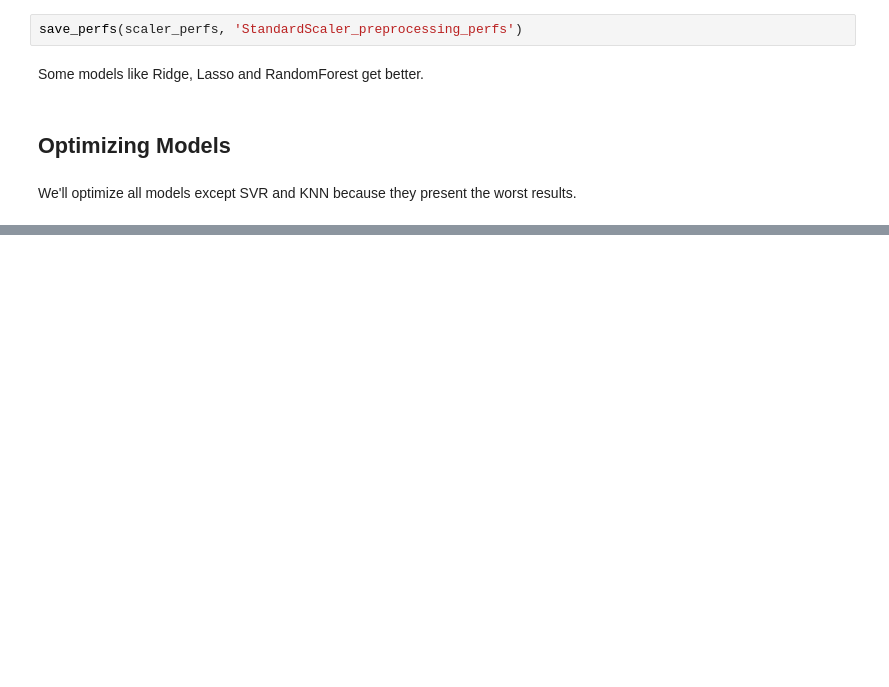
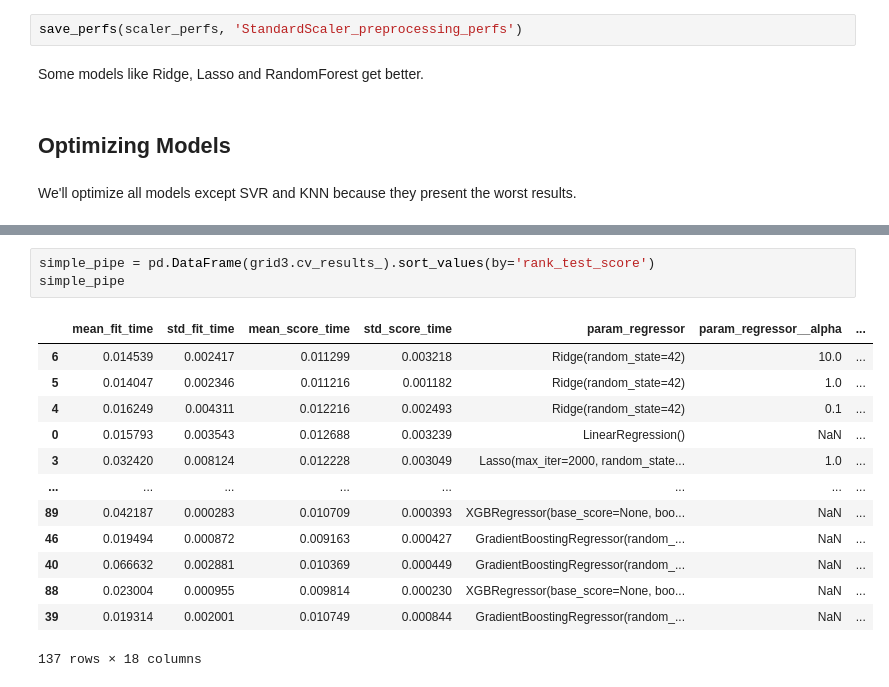
Before and after one commit to TheKryptonium/Bitcoin-price-prediction, a Jupyter notebook: Bitcoin_price_predictor.ipynb, the cells around one changed output, grey strips where cells are left out. Cells and saved outputs as stored; diff of their text form; blank space fills up the shorter version.

```diff
--- a/Bitcoin_price_predictor.ipynb
+++ b/Bitcoin_price_predictor.ipynb
@@ -457,0 +710,17 @@ We'll optimize all models except SVR and KNN because they present the worst resu
+# %%
+simple_pipe = pd.DataFrame(grid3.cv_results_).sort_values(by='rank_test_score')
+simple_pipe
+# %% [output]
+|  | mean_fit_time | std_fit_time | mean_score_time | std_score_time | param_regressor | param_regressor__alpha | ... |
+| 6 | 0.014539 | 0.002417 | 0.011299 | 0.003218 | Ridge(random_state=42) | 10.0 | ... |
+| 5 | 0.014047 | 0.002346 | 0.011216 | 0.001182 | Ridge(random_state=42) | 1.0 | ... |
+| 4 | 0.016249 | 0.004311 | 0.012216 | 0.002493 | Ridge(random_state=42) | 0.1 | ... |
+| 0 | 0.015793 | 0.003543 | 0.012688 | 0.003239 | LinearRegression() | NaN | ... |
+| 3 | 0.032420 | 0.008124 | 0.012228 | 0.003049 | Lasso(max_iter=2000, random_state... | 1.0 | ... |
+| ... | ... | ... | ... | ... | ... | ... | ... |
+| 89 | 0.042187 | 0.000283 | 0.010709 | 0.000393 | XGBRegressor(base_score=None, boo... | NaN | ... |
+| 46 | 0.019494 | 0.000872 | 0.009163 | 0.000427 | GradientBoostingRegressor(random_... | NaN | ... |
+| 40 | 0.066632 | 0.002881 | 0.010369 | 0.000449 | GradientBoostingRegressor(random_... | NaN | ... |
+| 88 | 0.023004 | 0.000955 | 0.009814 | 0.000230 | XGBRegressor(base_score=None, boo... | NaN | ... |
+| 39 | 0.019314 | 0.002001 | 0.010749 | 0.000844 | GradientBoostingRegressor(random_... | NaN | ... |
+137 rows × 18 columns
```
Also changed, not shown: parts of 6 cells of this notebook, 4 other files.
